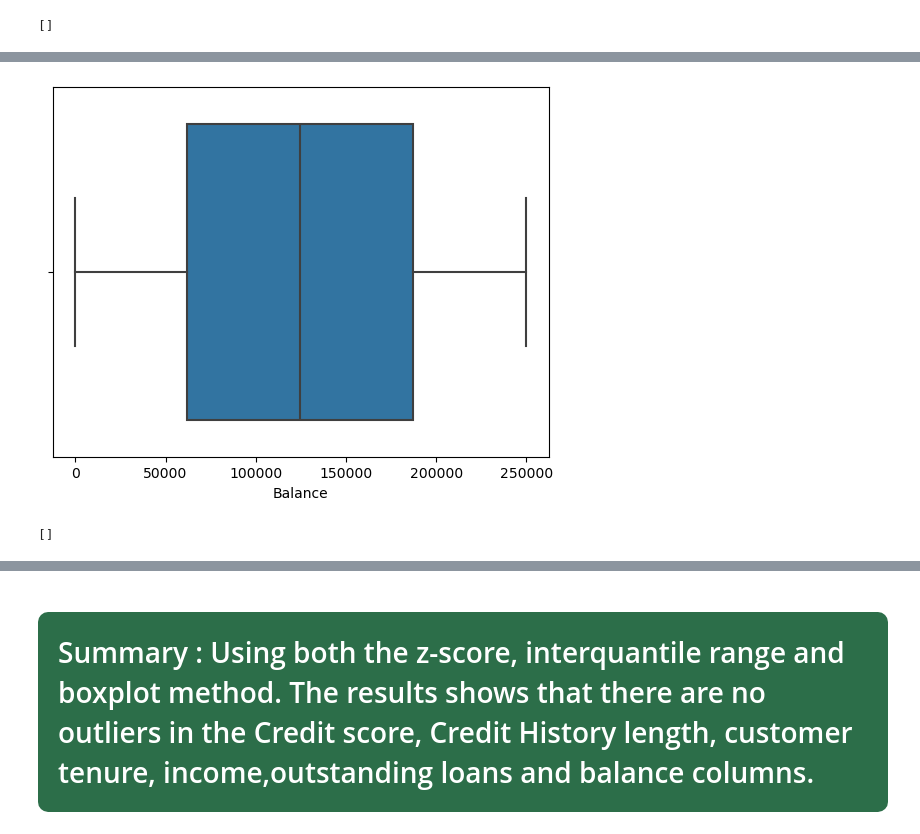
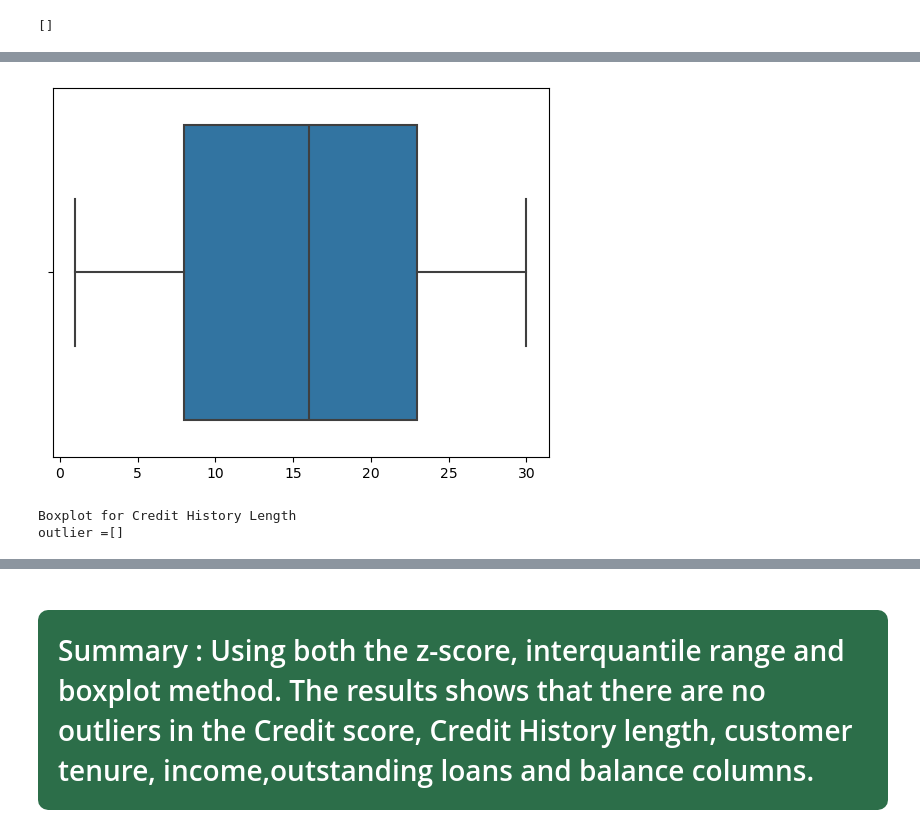
Before and after one commit to Cuteife/Methods-of-detecting-outliers, a Jupyter notebook: botswana.ipynb, the cells around one changed output, grey strips where cells are left out. Drawn from its saved outputs; the diff is of its cells as text; code cells hidden in the pictures.

```diff
--- a/botswana.ipynb
+++ b/botswana.ipynb
@@ -488,7 +409,11 @@ def detect_outliers_iqr(data):
-# %%
-# calling the function
-
-detect_outliers_iqr(df['Balance'])
-# %% [output]
-[figure, removed]
-[]
+# %%
+# Credit History Length
+
+detector = OutlierDetector(df['Credit History Length'])
+outliers = detector.detect_outliers()
+print("Boxplot for Credit History Length")
+print(f"outlier ={outliers}")
+# %% [output]
+[figure, added]
+Boxplot for Credit History Length
+outlier =[]
```
Also changed, not shown: parts of 31 cells of this notebook.
